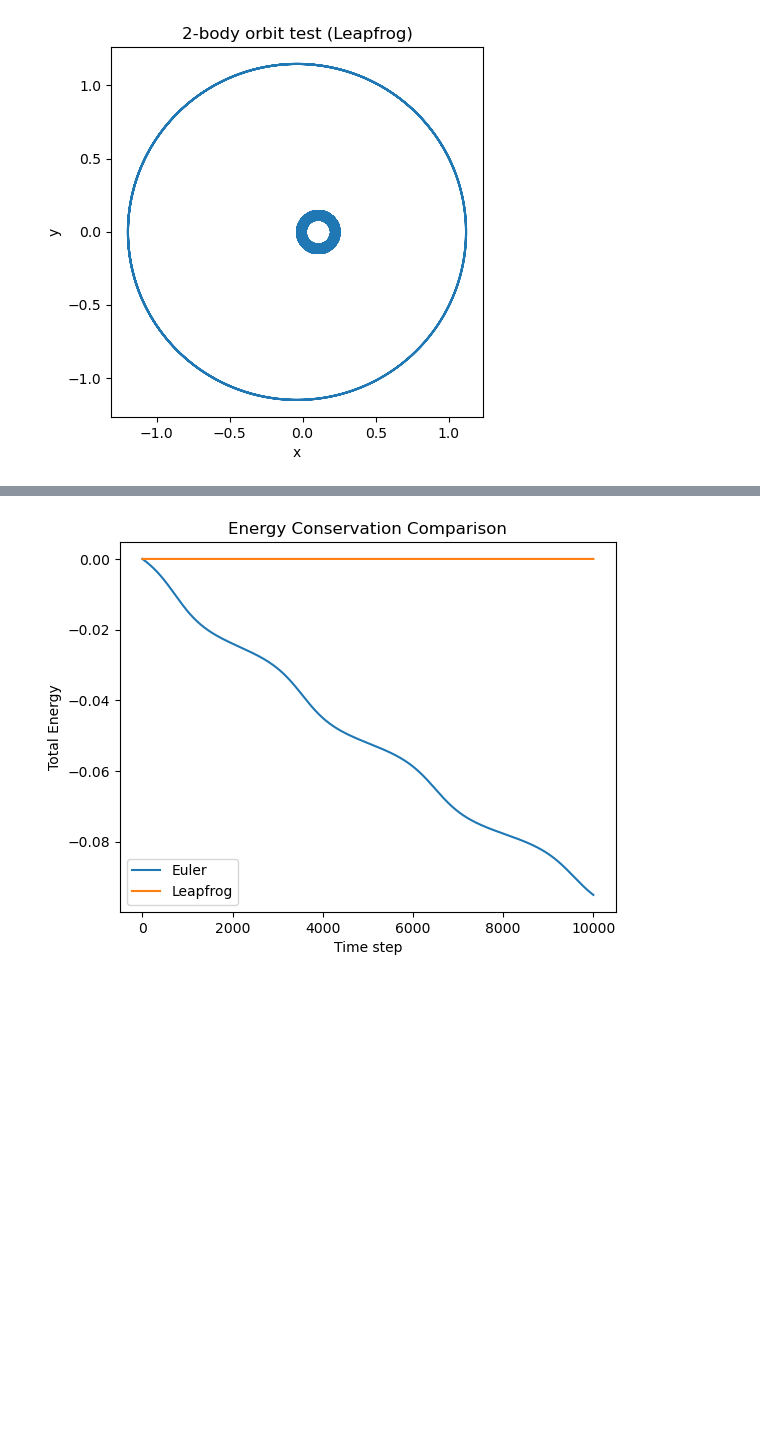
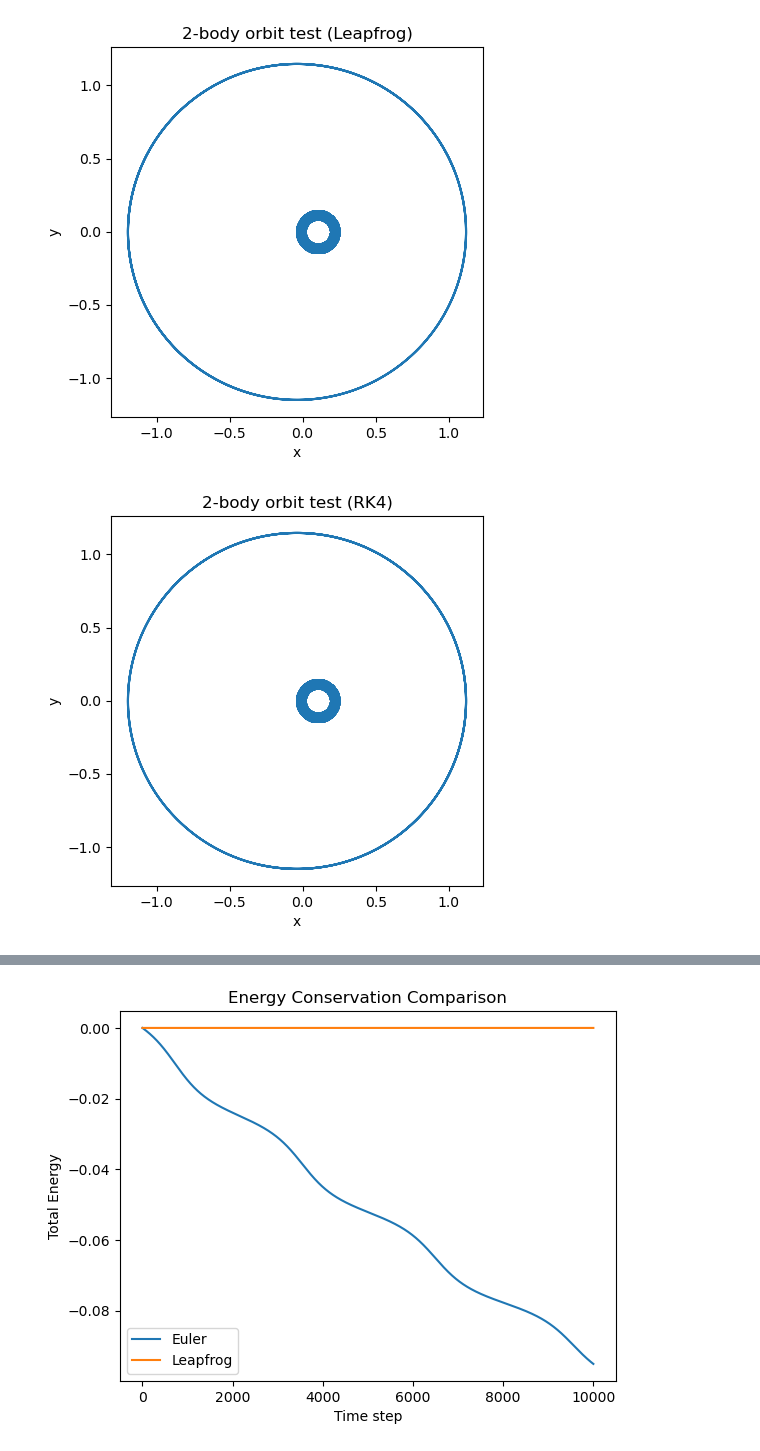
Before and after one commit to kassbell/ASTR4470-finalproject, a Jupyter notebook: notebooks/orbit_tests.ipynb, the cells around one changed output, grey strips where cells are left out. Cells and saved outputs as stored; diff of their text form; code cells hidden in the pictures; blank space fills up the shorter version.

```diff
--- a/notebooks/orbit_tests.ipynb
+++ b/notebooks/orbit_tests.ipynb
@@ -77,6 +77,31 @@ plt.title("2-body orbit test (Leapfrog)")
 plt.show()
 # %% [output]
 [figure]
+# %%
+x_hist_r = []
+
+for step in range(nsteps):
+    x, v = integrators.step_rk4(x, v, m, dt)
+    x_hist_r.append(x.copy())
+
+x_hist_r = np.array(x_hist_r)
+
+import matplotlib.pyplot as plt
+
+# planet trajectory
+plt.plot(x_hist_r[:,1,0], x_hist_r[:,1,1])
+
+# star position
+plt.scatter(x_hist_r[:,0,0], x_hist_r[:,0,1])
+
+plt.gca().set_aspect('equal')
+plt.xlabel("x")
+plt.ylabel("y")
+plt.title("2-body orbit test (RK4)")
+
+plt.show()
+# %% [output]
+[figure, added]
 # %%
 x_e = x.copy()
 v_e = v.copy()
```
Also changed, not shown: parts of 3 cells of this notebook, 2 other files.
